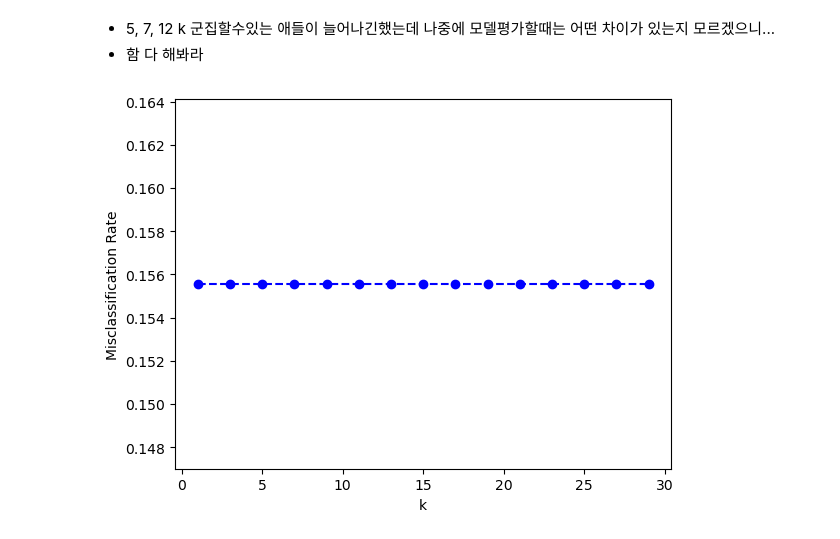
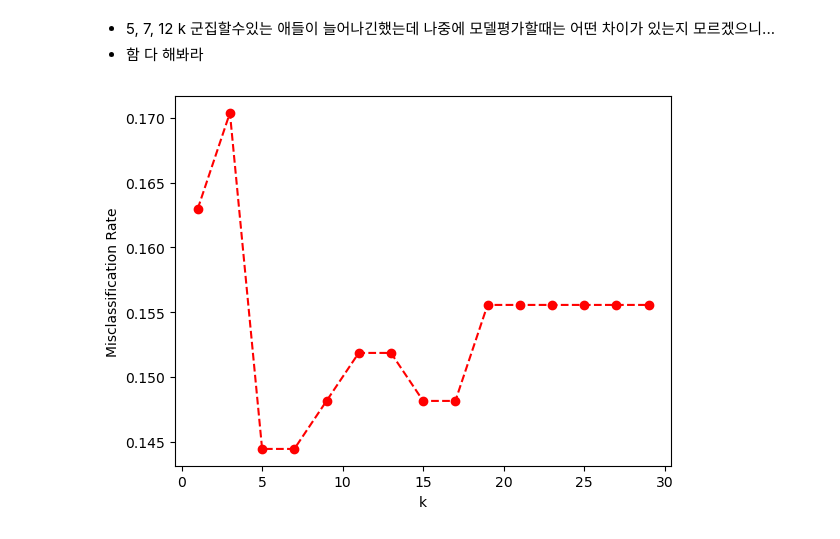
Before and after one commit to bidulgirin/data_science, a Jupyter notebook: 6. KNN_심화.ipynb, the cells around one changed output. Cells and saved outputs as stored; diff of their text form; code cells hidden in the pictures.

```diff
--- a/6. KNN_심화.ipynb
+++ b/6. KNN_심화.ipynb
@@ -115,7 +115,7 @@ accuracies = []
 for k in k_num:
     k_num_model_2 = KNeighborsClassifier(n_neighbors=k, weights="distance")
     k_num_model_2.fit(x_train, y_train)
-    accuracies.append( 1 - k_num_model_1.score(x_test,y_test))
+    accuracies.append( 1 - k_num_model_2.score(x_test,y_test))
 # %%
 plt.plot(
     k_num, accuracies, "o--", color = "blue"
@@ -127,0 +128,17 @@ plt.show()
+# %%
+k_num = range(1, 200, 2) # 홀수넣으려고
+
+accuracies = []
+
+for k in k_num:
+    k_num_model_4 = KNeighborsClassifier(n_neighbors=k, weights="distance")
+    k_num_model_4.fit(x_train, y_train)
+    accuracies.append( 1 - k_num_model_4.score(x_test,y_test))
+
+
+plt.plot(
+    k_num, accuracies, "--", color = "blue"
+)
+plt.xlabel("k")
+plt.ylabel("Misclassification Rate")
+plt.show()
@@ -136,13 +155,13 @@ accuracies = []
 for k in k_num:
     k_num_model_3 = KNeighborsClassifier(n_neighbors=k, weights="uniform")
     k_num_model_3.fit(x_train, y_train)
-    accuracies.append( 1 - k_num_model_1.score(x_test,y_test))
+    accuracies.append( 1 - k_num_model_3.score(x_test,y_test))
 # %%
 plt.plot(
-    k_num, accuracies, "o--", color = "blue"
+    k_num, accuracies, "o--", color = "red"
 )
 plt.xlabel("k")
 plt.ylabel("Misclassification Rate")
 plt.show()
 # %% [output]
-[figure, old version]
+[figure, new version]
```
Also changed, not shown: parts of 5 cells of this notebook, 1 other file.
